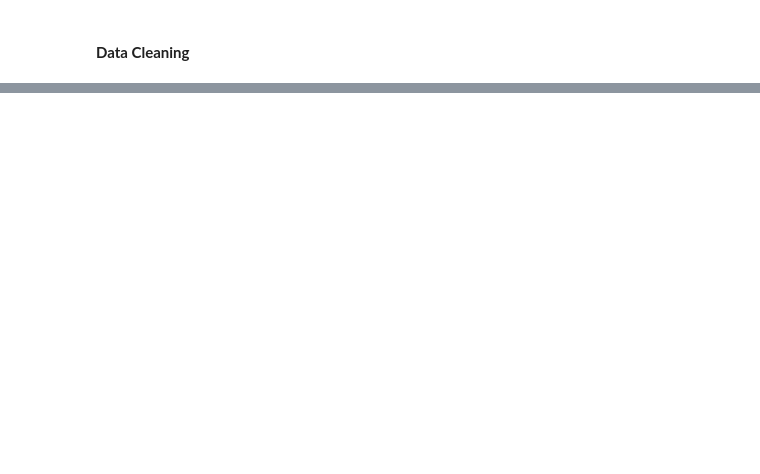
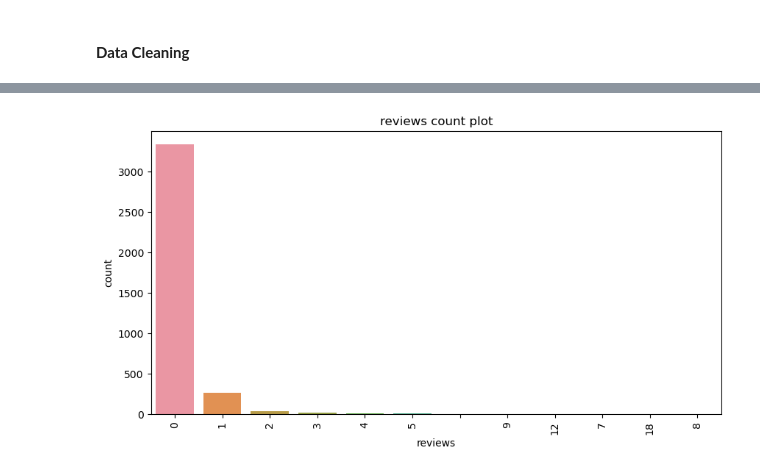
Before and after one commit to danielkimutai/shopzetu-webscrapper, a Jupyter notebook: cleaning.ipynb, the cells around one changed output, grey strips where cells are left out. Cells and saved outputs as stored; diff of their text form; code cells hidden in the pictures; blank space fills up the shorter version.

```diff
--- a/cleaning.ipynb
+++ b/cleaning.ipynb
@@ -201,0 +488,4 @@ dtype: float64
+# %%
+countplot(df_main,"reviews")
+# %% [output]
+[figure, added]
```
Also changed, not shown: parts of 43 cells of this notebook, 1 other file.
